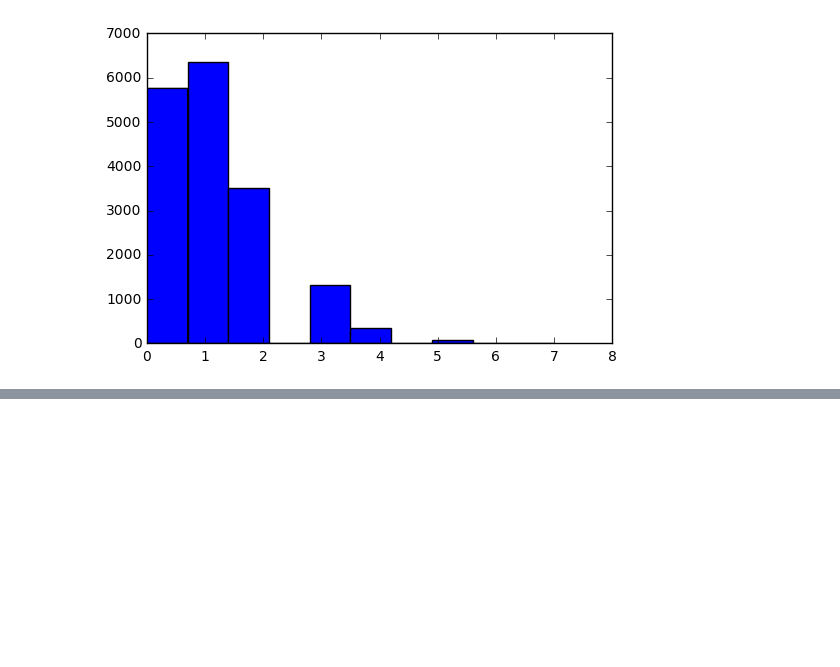
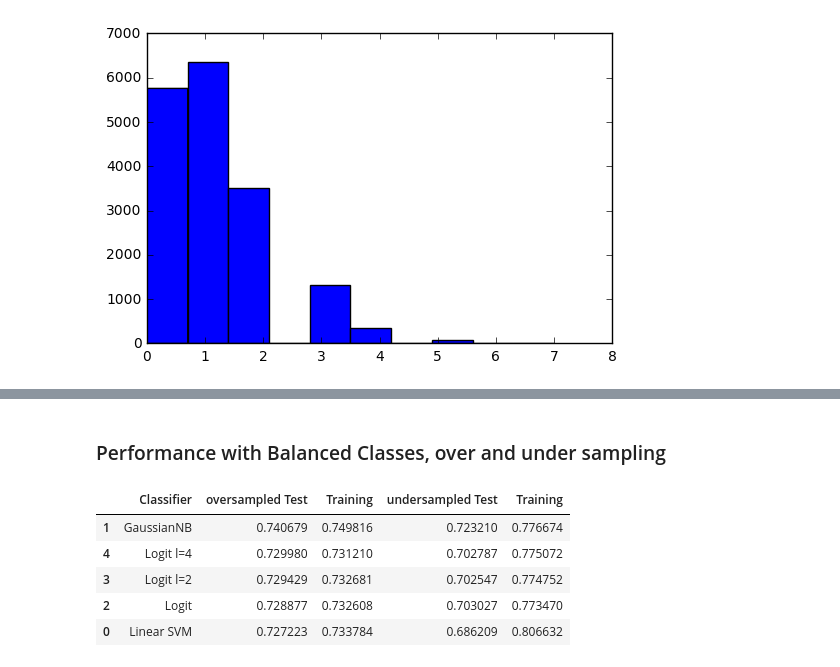
Before and after one commit to ramochoahes/Homework3, a Jupyter notebook: feature_selection.ipynb, the cells around one changed output, grey strips where cells are left out. Saved outputs shown, nothing was run; the diff lists cells and outputs as text; code cells hidden in the pictures; blank space fills up the shorter version.

```diff
--- a/feature_selection.ipynb
+++ b/feature_selection.ipynb
@@ -144,0 +287,7 @@ print(len(arrayX))
+# %%
+X1_train, X1_test, y1_train, y1_test = train_test_split(overX, overY, test_size=0.4, random_state=0)
+X2_train, X2_test, y2_train, y2_test = train_test_split(underX, underY, test_size=0.4, random_state=0)
+
+print(overX.shape, overY.shape)
+print(X1_train.shape, y1_train.shape)
+print(X1_test.shape, y1_test.shape)
@@ -144,0 +298,33 @@ print(len(arrayX))
+# %%
+classifiers = [
+   # ["Nearest Neighbors", KNeighborsClassifier(3)],
+    ["Linear SVM", SVC(kernel='linear', C=0.5)],
+#    ["RBF SVM", SVC(gamma=2, C=1)],
+   # ["DecisionTree1", DecisionTreeClassifier(max_depth=5)],
+   # ["RandomForest1", RandomForestClassifier(max_depth=5, n_estimators=10, max_features=1)],
+   # ["DecisionTree2", DecisionTreeClassifier(criterion='entropy', max_depth=5, min_samples_leaf=20, random_state=0)],
+#    ["Rand Forest2", RandomForestClassifier(n_estimators=30, criterion='entropy', max_depth=20, min_samples_leaf=20,
+#                           bootstrap=True, oob_score=False, random_state=0 )],
+   # ["Adaboost", AdaBoostClassifier()],
+    ["GaussianNB", GaussianNB()],
+    ["Logit", LogisticRegression(C=1)],
+    ["Logit l=2", LogisticRegression(C=2)],
+    ["Logit l=4", LogisticRegression(C=4)],
+#    ["QDA", QuadraticDiscriminantAnalysis()]
+]
+print("Classifier | Score on Test oversampled data | Score on Train | Score on Test undersampled data | Score on Train |")
+print("--- | --- | --- | --- | --- | ")
+
+results_balancing = []
+
+for name, classifier in  classifiers :
+    clf1=classifier
+    clf2=classifier
+    clf1.fit(X1_train, y1_train)
+    clf2.fit(X2_train, y2_train)
+    row = [ name,
+            clf1.score(X1_test, y1_test) ,clf1.score(X1_train, y1_train), #comparing test and training on 4/6 split
+            clf2.score(X2_test, y2_test) ,clf2.score(X2_train, y2_train)
+         ]
+    print(name + "|" + "|".join(["%.3f" % x for x in row[1:]]) )
+    results_balancing.append(row)
@@ -144,0 +339,14 @@ print(len(arrayX))
+# %% [markdown]
+### Performance with Balanced Classes, over and under sampling
+# %%
+resultsdf = pd.DataFrame(results_balancing)
+resultsdf = resultsdf.sort_values(by=1,ascending=False)
+resultsdf.columns = ["Classifier", "oversampled Test", "Training", "undersampled Test", "Training"]
+resultsdf
+# %% [output]
+|  | Classifier | oversampled Test | Training | undersampled Test | Training |
+| 1 | GaussianNB | 0.740679 | 0.749816 | 0.723210 | 0.776674 |
+| 4 | Logit l=4 | 0.729980 | 0.731210 | 0.702787 | 0.775072 |
+| 3 | Logit l=2 | 0.729429 | 0.732681 | 0.702547 | 0.774752 |
+| 2 | Logit | 0.728877 | 0.732608 | 0.703027 | 0.773470 |
+| 0 | Linear SVM | 0.727223 | 0.733784 | 0.686209 | 0.806632 |
```
Also changed, not shown: parts of 36 cells of this notebook.
